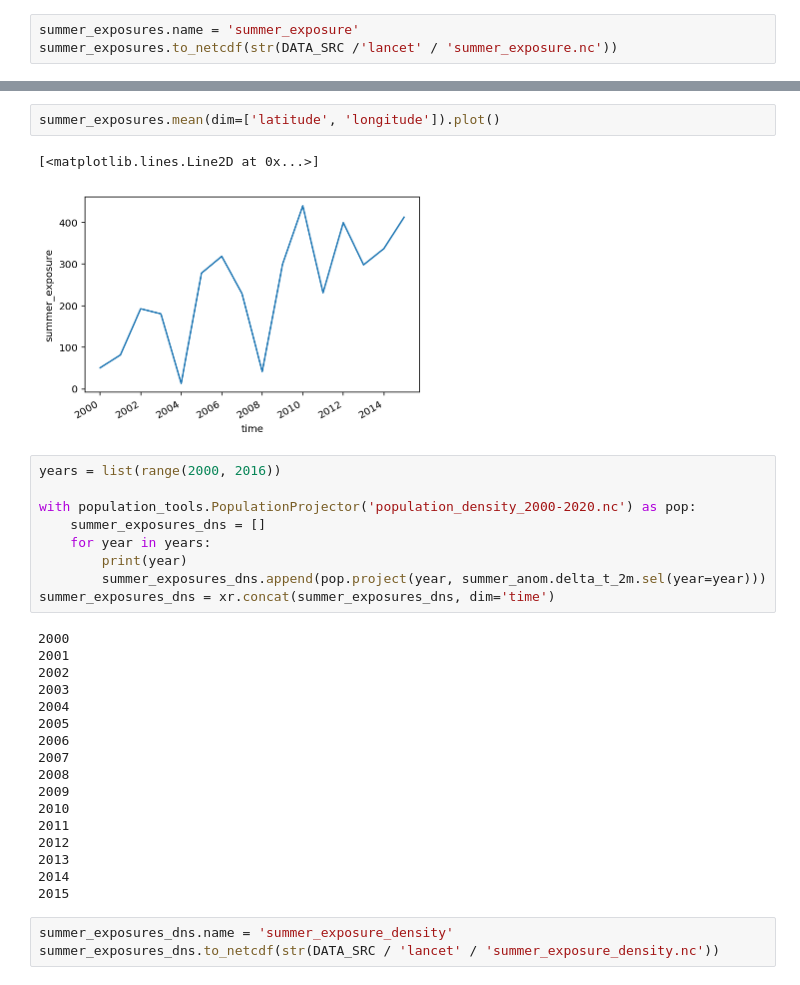
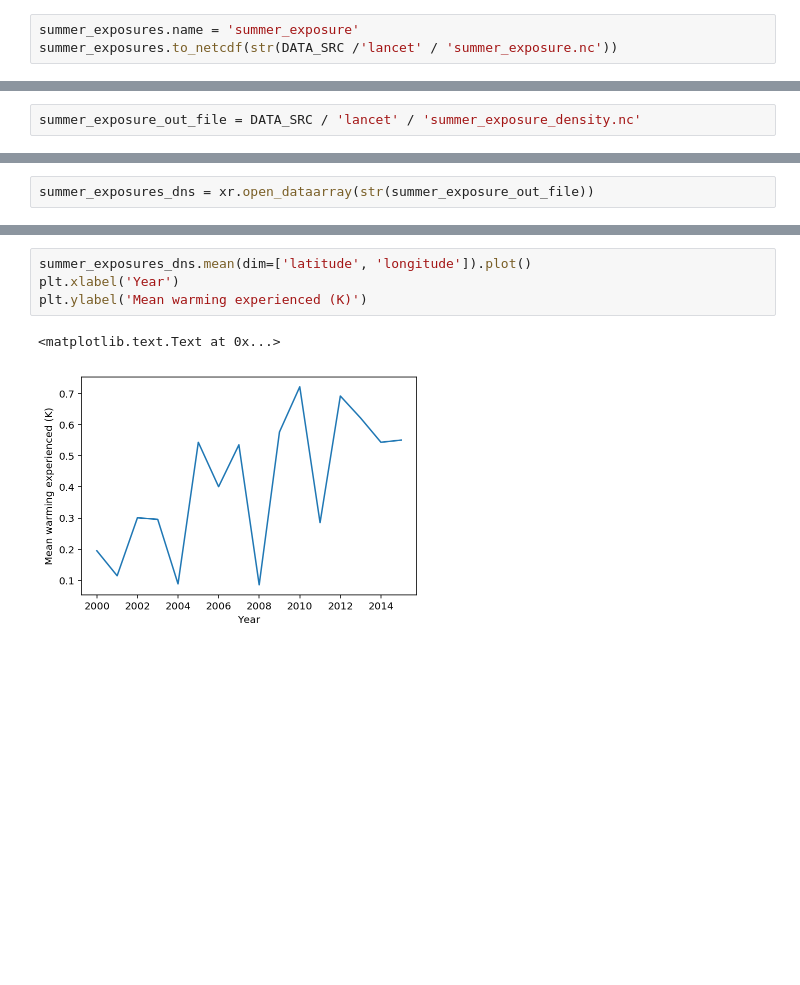
Before and after one commit to mangecoeur/health-climate-exposure, a Jupyter notebook: Temperature change exposure ERA.ipynb, the cells around one changed output, grey strips where cells are left out. Drawn from its saved outputs; the diff is of its cells as text; blank space fills up the shorter version.

```diff
--- a/Temperature change exposure ERA.ipynb
+++ b/Temperature change exposure ERA.ipynb
@@ -246,0 +280,2 @@ summer_exposures.to_netcdf(str(DATA_SRC /'lancet' / 'summer_exposure.nc'))
+# %%
+summer_exposure_out_file = DATA_SRC / 'lancet' / 'summer_exposure_density.nc'
@@ -246,0 +285,2 @@ summer_exposures.to_netcdf(str(DATA_SRC /'lancet' / 'summer_exposure.nc'))
+# %%
+summer_exposures_dns = xr.open_dataarray(str(summer_exposure_out_file))
@@ -247,34 +297,7 @@ summer_exposures.to_netcdf(str(DATA_SRC /'lancet' / 'summer_exposure.nc'))
 # %%
-summer_exposures.mean(dim=['latitude', 'longitude']).plot()
+summer_exposures_dns.mean(dim=['latitude', 'longitude']).plot()
+plt.xlabel('Year')
+plt.ylabel('Mean warming experienced (K)')
 # %% [output]
-[<matplotlib.lines.Line2D at 0x...>]
+<matplotlib.text.Text at 0x...>
-[figure, old version]
+[figure, new version]
-# %%
-years = list(range(2000, 2016))
-
-with population_tools.PopulationProjector('population_density_2000-2020.nc') as pop:
-    summer_exposures_dns = []
-    for year in years:
-        print(year)
-        summer_exposures_dns.append(pop.project(year, summer_anom.delta_t_2m.sel(year=year)))
-summer_exposures_dns = xr.concat(summer_exposures_dns, dim='time')
-# %% [output]
-2000
-2001
-2002
-2003
-2004
-2005
-2006
-2007
-2008
-2009
-2010
-2011
-2012
-2013
-2014
-2015
-# %%
-summer_exposures_dns.name = 'summer_exposure_density'
-summer_exposures_dns.to_netcdf(str(DATA_SRC / 'lancet' / 'summer_exposure_density.nc'))
```
Also changed, not shown: parts of 40 cells of this notebook, 3 other files.
